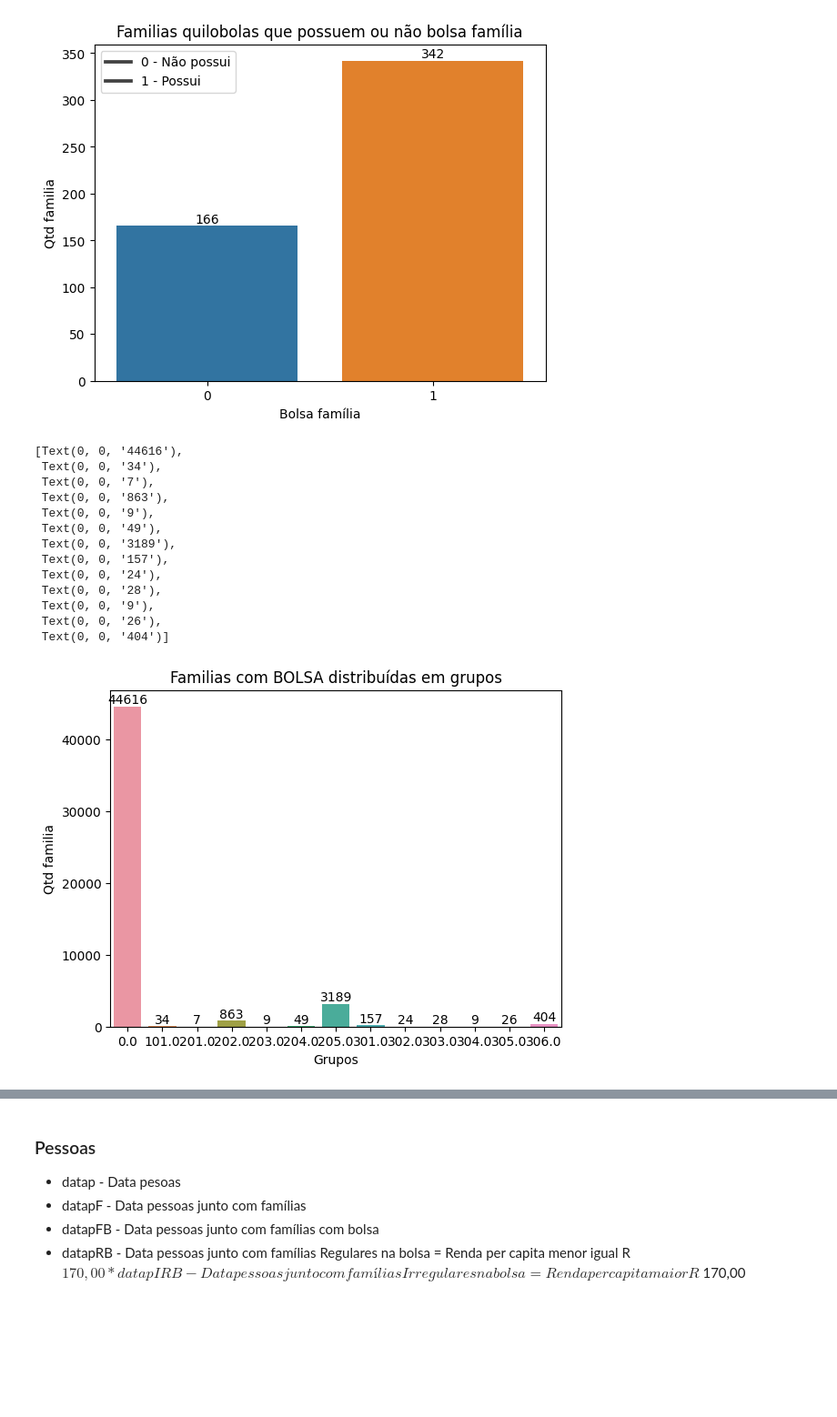
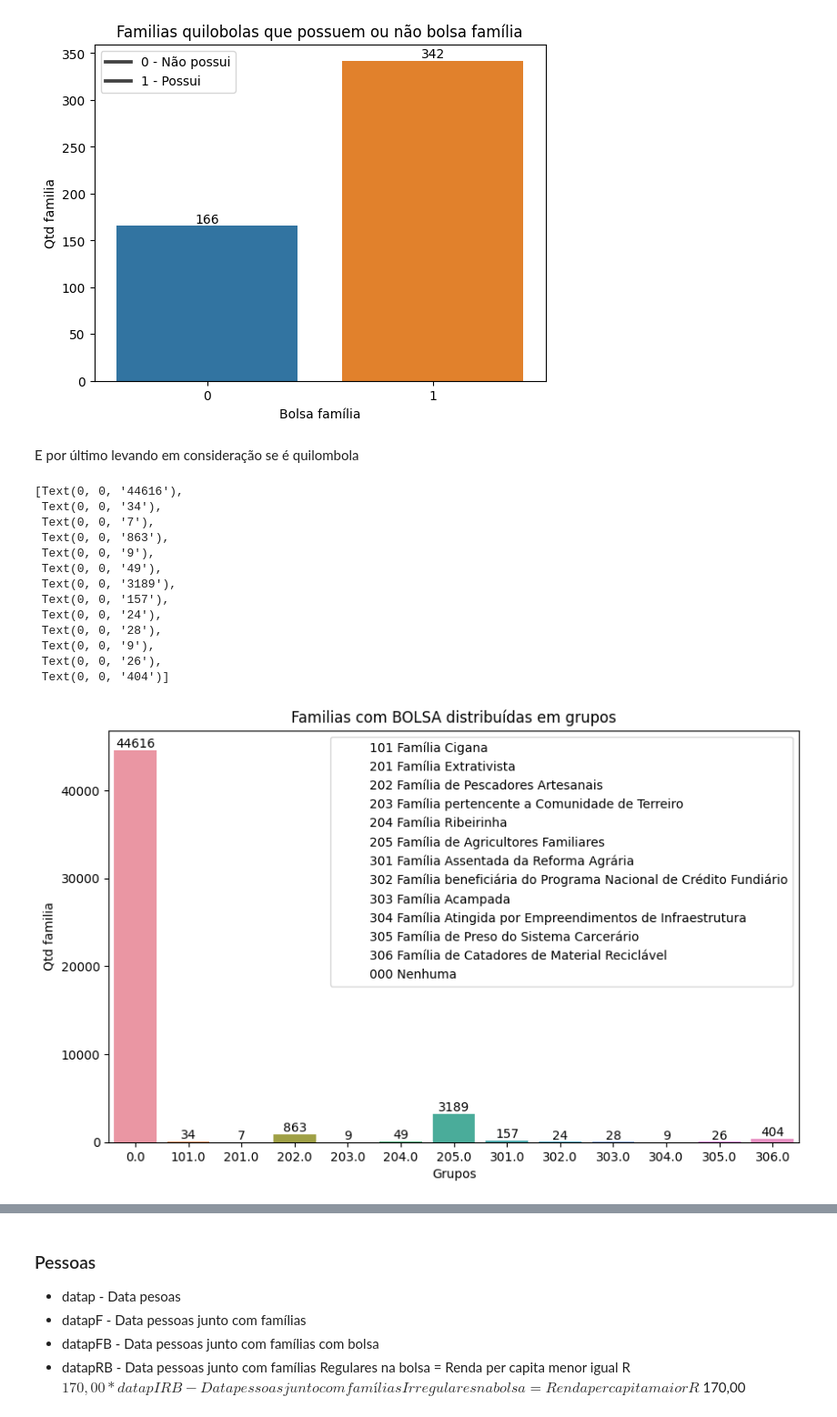
Before and after one commit to Jownao/dive_datascience, a Jupyter notebook: lab/03_Analise_dados_bolsa_familia.ipynb, the cells around one changed output, grey strips where cells are left out. Shown at 91% size. Drawn from its saved outputs; the diff is of its cells as text; code cells hidden in the pictures; blank space fills up the shorter version.

```diff
--- a/lab/03_Analise_dados_bolsa_familia.ipynb
+++ b/lab/03_Analise_dados_bolsa_familia.ipynb
@@ -62,3 +65,16 @@ dataf[['cod_local_domic_fam','cod_especie_domic_fam','cod_material_piso_fam',
 
 # Convertendo os atributos para objeto
 dataf[['cod_centro_assist_fam','cod_eas_fam','id_familia','cd_ibge']] = dataf[['cod_centro_assist_fam','cod_eas_fam','id_familia','cd_ibge']].astype("object")
+# %%
+# Comodos x Pessoas /
+
+datatb = dataf.groupby("qtd_comodos_domic_fam")['id_familia'].count()
+datatb = convert_sums_frame(datatb, ['qtd_comodos_domic_fam','id_familia'])
+datatb = datatb.sort_values(by='qtd_comodos_domic_fam',
+                      ascending=False )
+datatb
+bar = sns.barplot(data=datatb, x="qtd_comodos_domic_fam",y="id_familia")
+bar.set(xlabel='Quantidade de cômodos',ylabel='Qtd familia')
+plt.title('Quantidade de quartos das famílias')
+plt.rcParams["figure.figsize"] = (10, 6)
+bar.bar_label(bar.containers[0])
@@ -65,13 +102,14 @@ dataf[['cod_centro_assist_fam','cod_eas_fam','id_familia','cd_ibge']] = dataf[['
 # %%
 # Comodos x Pessoas / Grande parte possui entre 4-6 cômodos
 
-datatb = dataf.groupby("qtd_comodos_domic_fam")['id_familia'].count()
+datatb = data_bolsa.groupby("qtd_comodos_domic_fam")['id_familia'].count()
 datatb = convert_sums_frame(datatb, ['qtd_comodos_domic_fam','id_familia'])
 datatb = datatb.sort_values(by='qtd_comodos_domic_fam',
                       ascending=False )
 datatb
 bar = sns.barplot(data=datatb, x="qtd_comodos_domic_fam",y="id_familia")
 bar.set(xlabel='Quantidade de cômodos',ylabel='Qtd familia')
-plt.title('Quantidade de quartos das famílias')
+plt.title('Quantidade de quartos que as famílias com BOLSA possuem')
+plt.rcParams["figure.figsize"] = (10, 6)
 bar.bar_label(bar.containers[0])
 # %% [output]
@@ -125,7 +134,10 @@ bar.bar_label(bar.containers[0])
 # %%
+# Teste de gráfico pizza trazendo as mesmas informações
+
 dataf_pie = dataf.groupby("qtd_comodos_domic_fam")["id_familia"].count()
 colors = sns.color_palette('pastel')[0:8]
 #Grafico de pizza para representar o gráfico acima
 plt.pie(dataf_pie, colors = colors, autopct='%.0f%%')
+plt.rcParams["figure.figsize"] = (20, 6)
 plt.show()
 # %% [output]
@@ -180,30 +196,48 @@ bar.bar_label(bar.containers[0])
 # %% [output]
 [Text(0, 0, '166'), Text(0, 0, '342')]
 [figure]
+# %% [markdown]
+E por último levando em consideração se é quilombola
 # %%
 # Familias com bolsa x Grupos /
 
 datatb = data_bolsa.groupby("ind_parc_mds_fam")['id_familia'].count()
 datatb = convert_sums_frame(datatb, ['ind_parc_mds_fam','id_familia'])
 datatb = datatb.sort_values(by='ind_parc_mds_fam',
                       ascending=False )
 
 bar = sns.barplot(data=datatb, x="ind_parc_mds_fam",y="id_familia",errwidth=0)
 bar.set(xlabel='Grupos',ylabel='Qtd familia')
 plt.title('Familias com BOLSA distribuídas em grupos')
+plt.legend((
+'101 Família Cigana',
+'201 Família Extrativista',
+'202 Família de Pescadores Artesanais',
+'203 Família pertencente a Comunidade de Terreiro',
+'204 Família Ribeirinha',
+'205 Família de Agricultores Familiares',
+'301 Família Assentada da Reforma Agrária',
+'302 Família beneficiária do Programa Nacional de Crédito Fundiário',
+'303 Família Acampada',
+'304 Família Atingida por Empreendimentos de Infraestrutura',
+'305 Família de Preso do Sistema Carcerário',
+'306 Família de Catadores de Material Reciclável',
+'000 Nenhuma'
+))
+plt.rcParams["figure.figsize"] = (8, 5)
 bar.bar_label(bar.containers[0])
 # %% [output]
 [Text(0, 0, '44616'),
  Text(0, 0, '34'),
  Text(0, 0, '7'),
  Text(0, 0, '863'),
  Text(0, 0, '9'),
  Text(0, 0, '49'),
  Text(0, 0, '3189'),
  Text(0, 0, '157'),
  Text(0, 0, '24'),
  Text(0, 0, '28'),
  Text(0, 0, '9'),
  Text(0, 0, '26'),
  Text(0, 0, '404')]
-[figure, old version]
+[figure, new version]
```
Also changed, not shown: parts of 42 cells of this notebook, 4 other files.
